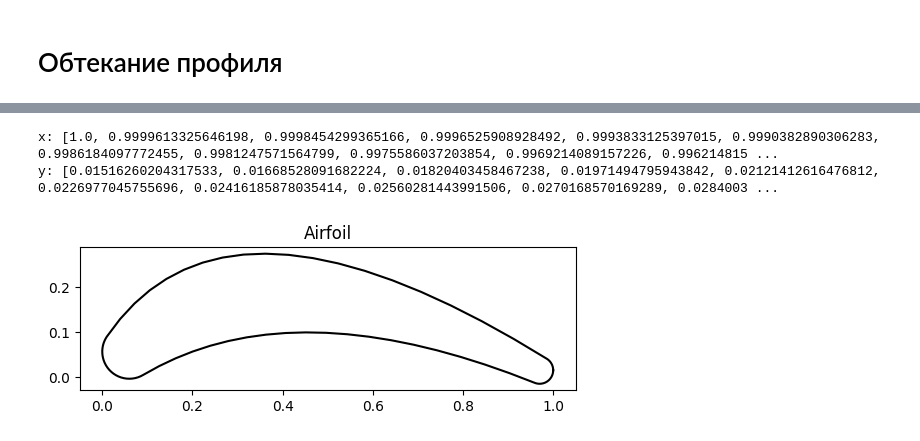
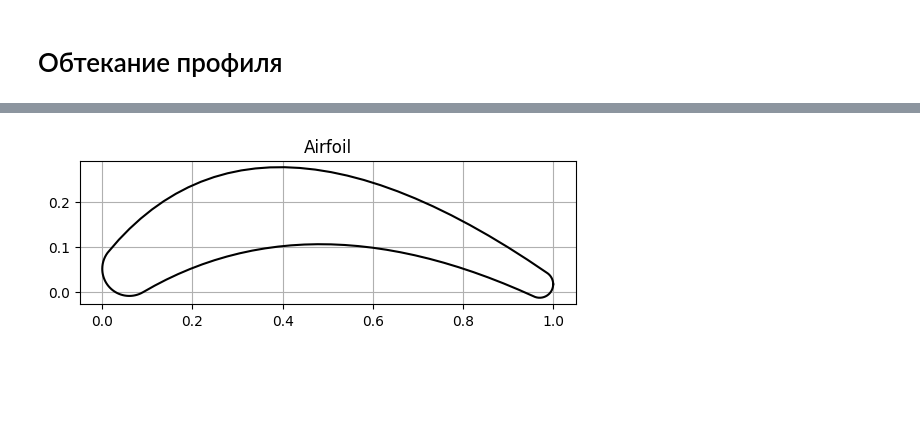
Before and after one commit to ParkhomenkoDV/airfoil, a Jupyter notebook: airfoil_fluid_flow.ipynb, the cells around one changed output, grey strips where cells are left out. Cells and saved outputs as stored; diff of their text form; code cells hidden in the pictures; blank space fills up the shorter version.

```diff
--- a/airfoil_fluid_flow.ipynb
+++ b/airfoil_fluid_flow.ipynb
@@ -139,16 +144,11 @@ yd: [0.05631823616036553, 0.05001075269783627, 0.04377316819846037, 0.0376746070
-# %%
-x = dct['xu'][::-1] + dct['xd']
-y = dct['yu'][::-1] + dct['yd']
-print(f'x: {x}')
-print(f'y: {y}')
-# %% [output]
-x: [1.0, 0.9999613325646198, 0.9998454299365166, 0.9996525908928492, 0.9993833125397015, 0.9990382890306283, 0.9986184097772455, 0.9981247571564799, 0.9975586037203854, 0.9969214089157226, 0.996214815 ...
-y: [0.01516260204317533, 0.01668528091682224, 0.01820403458467238, 0.01971494795943842, 0.02121412616476812, 0.0226977045755696, 0.02416185878035414, 0.02560281443991506, 0.0270168570169289, 0.0284003 ...
+# %%
+x, y = airfoil_bmstu.to_array(duplicates=False).T
 # %%
 fig, ax = plt.subplots()
 ax.set_aspect(1)
 plt.title('Airfoil')
+plt.grid()
 plt.plot(x, y, color=(0, 0, 0))
 plt.show()
 # %% [output]
-[figure, old version]
+[figure, new version]
```
Also changed, not shown: parts of 48 cells of this notebook.
